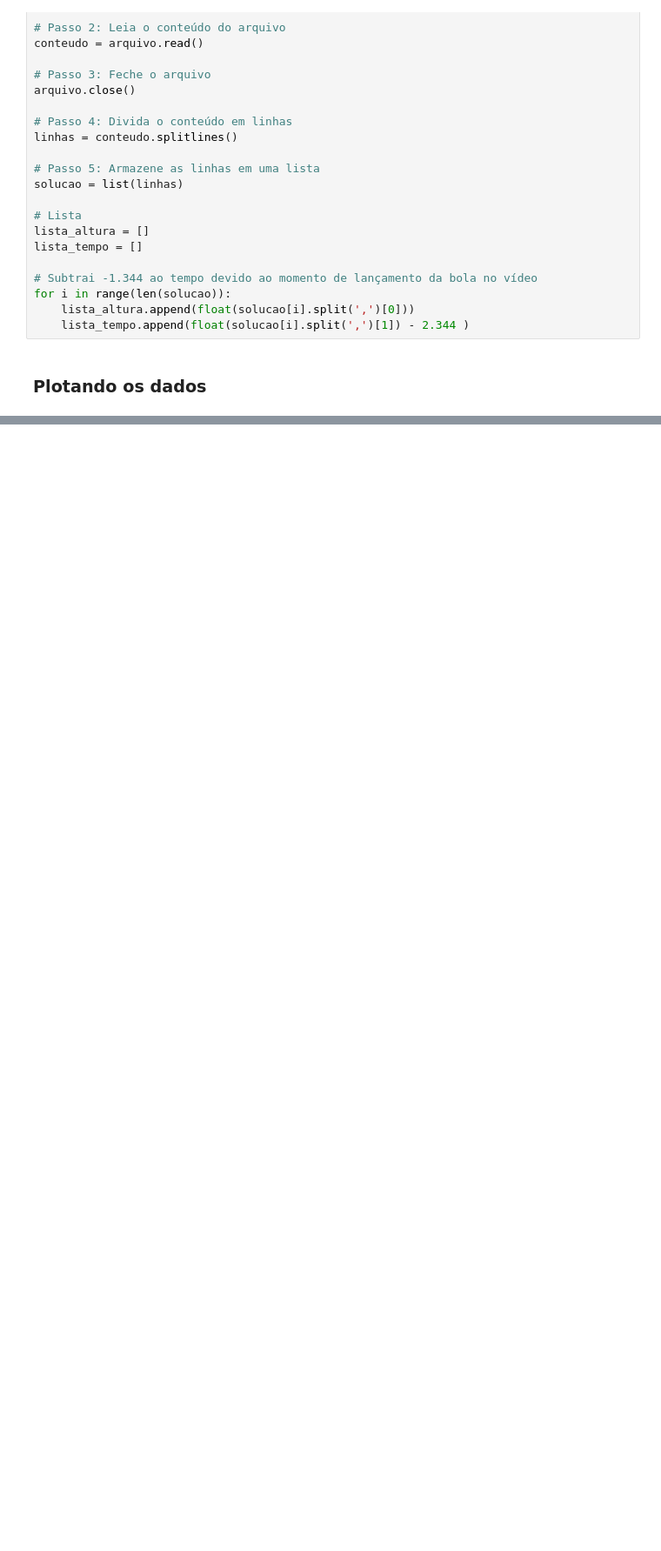
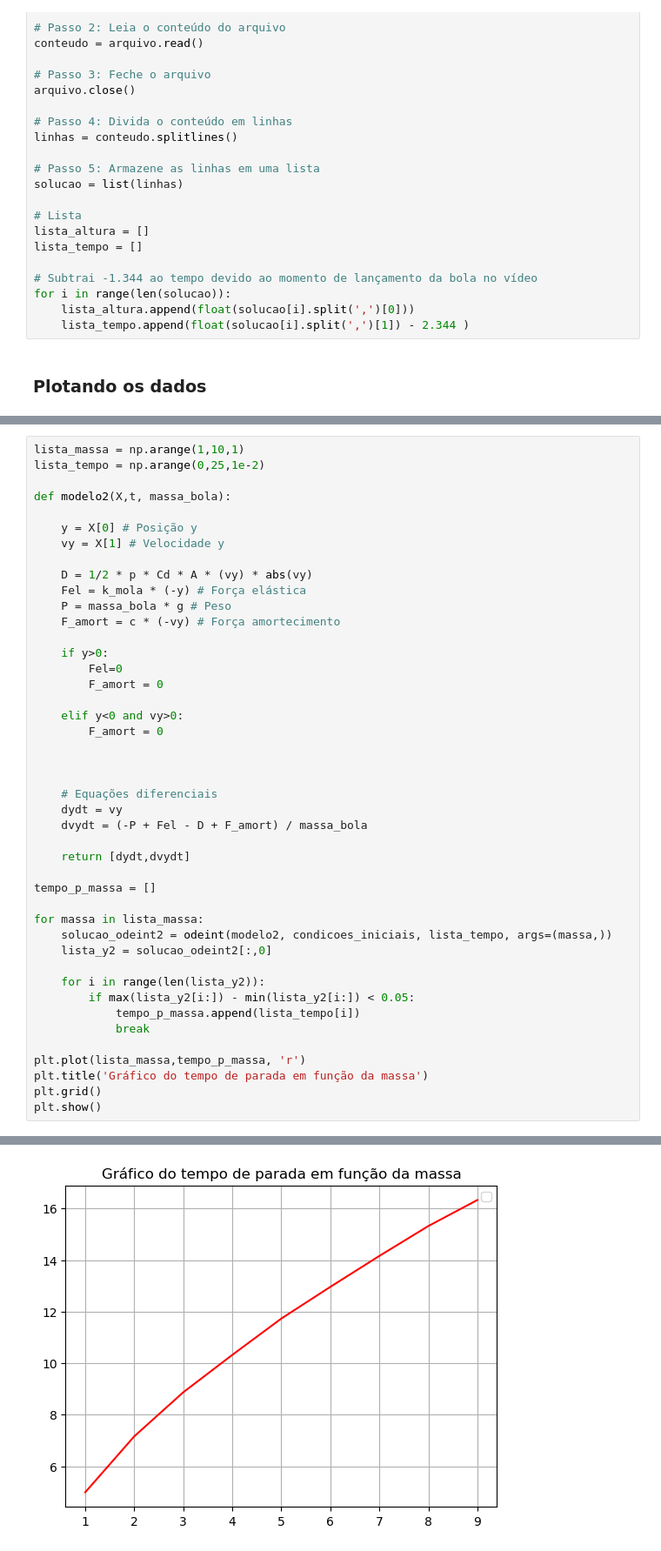
Before and after one commit to enzojunq/Modelagem-Cama-Elastica, a Jupyter notebook: P3.ipynb, the cells around one changed output, grey strips where cells are left out. Shown: that part at 87% size. Drawn from its saved outputs; the diff is of its cells as text; blank space fills up the shorter version.

```diff
--- a/P3.ipynb
+++ b/P3.ipynb
@@ -117,0 +118,45 @@ plt.show()
+# %%
+lista_massa = np.arange(1,10,1)
+lista_tempo = np.arange(0,25,1e-2)
+
+def modelo2(X,t, massa_bola):
+
+    y = X[0] # Posição y
+    vy = X[1] # Velocidade y
+
+    D = 1/2 * p * Cd * A * (vy) * abs(vy)
+    Fel = k_mola * (-y) # Força elástica
+    P = massa_bola * g # Peso
+    F_amort = c * (-vy) # Força amortecimento
+
+    if y>0:
+        Fel=0
+        F_amort = 0
+
+    elif y<0 and vy>0:
+        F_amort = 0
+
+
+
+    # Equações diferenciais
+    dydt = vy
+    dvydt = (-P + Fel - D + F_amort) / massa_bola
+
+    return [dydt,dvydt]
+
+tempo_p_massa = []
+
+for massa in lista_massa:
+    solucao_odeint2 = odeint(modelo2, condicoes_iniciais, lista_tempo, args=(massa,))
+    lista_y2 = solucao_odeint2[:,0]
+
+    for i in range(len(lista_y2)):
+        if max(lista_y2[i:]) - min(lista_y2[i:]) < 0.05:
+            tempo_p_massa.append(lista_tempo[i])
+            break
+
+plt.plot(lista_massa,tempo_p_massa, 'r')
+plt.title('Gráfico do tempo de parada em função da massa')
+plt.grid()
+plt.show()
+# %% [output]
@@ -117,0 +164 @@ plt.show()
+[figure, added]
```
Also changed, not shown: parts of 5 cells of this notebook, 1 other file.
